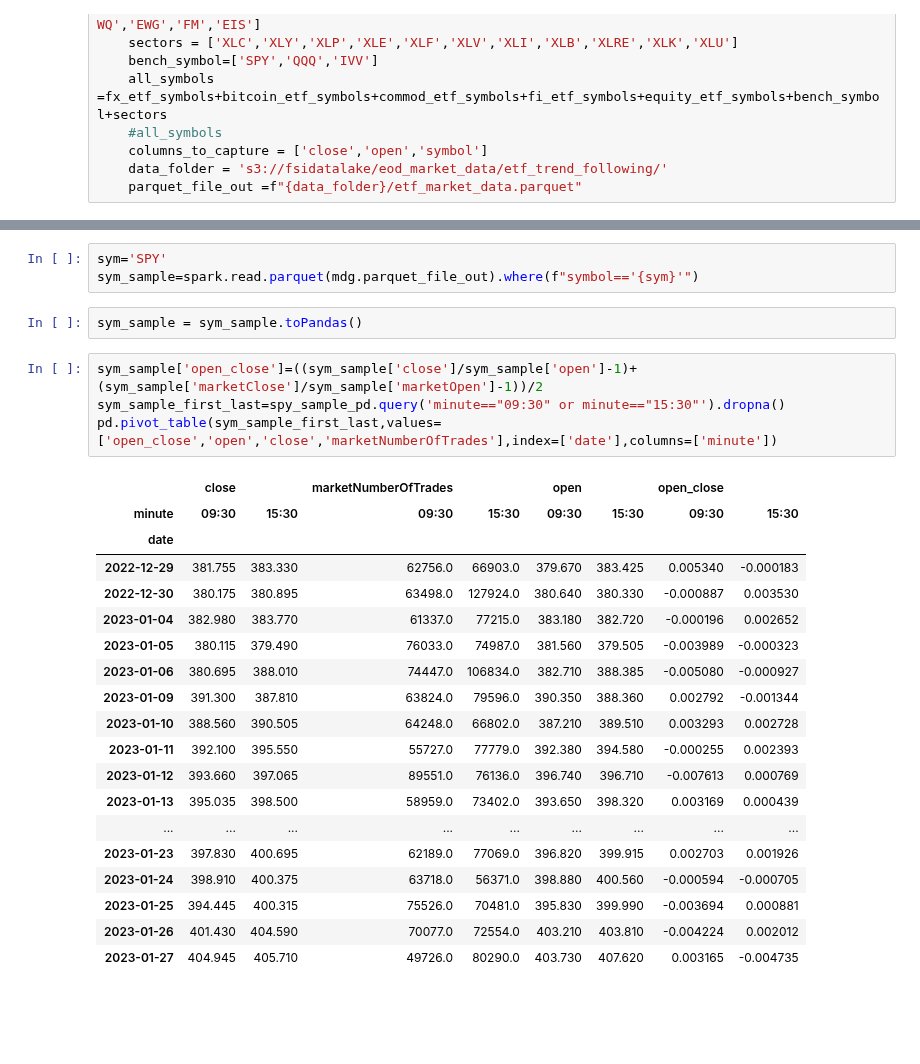
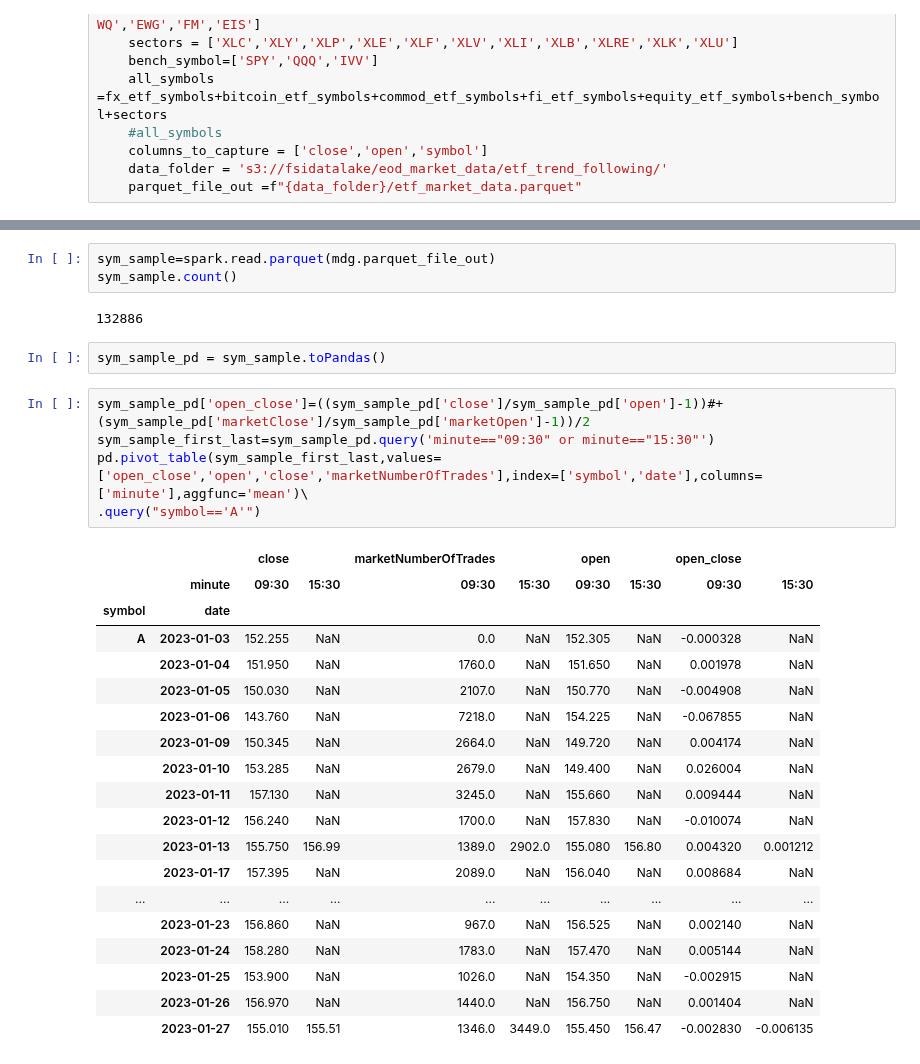
Before and after one commit to aws-samples/quant-research, a Jupyter notebook: src/notebooks/quant_research_examples/intraday_momentum.ipynb, the cells around one changed output, grey strips where cells are left out. Cells and saved outputs as stored; diff of their text form; blank space fills up the shorter version.

```diff
--- a/src/notebooks/quant_research_examples/intraday_momentum.ipynb
+++ b/src/notebooks/quant_research_examples/intraday_momentum.ipynb
@@ -234,29 +797,32 @@ print(mdg.write_stats.toPandas().sort_values(['symbol']))
 # %%
-sym='SPY'
-sym_sample=spark.read.parquet(mdg.parquet_file_out).where(f"symbol=='{sym}'")
+sym_sample=spark.read.parquet(mdg.parquet_file_out)
+sym_sample.count()
+# %% [output]
+132886
 # %%
-sym_sample = sym_sample.toPandas()
+sym_sample_pd = sym_sample.toPandas()
 # %%
-sym_sample['open_close']=((sym_sample['close']/sym_sample['open']-1)+(sym_sample['marketClose']/sym_sample['marketOpen']-1))/2
-sym_sample_first_last=spy_sample_pd.query('minute=="09:30" or minute=="15:30"').dropna()
-pd.pivot_table(sym_sample_first_last,values=['open_close','open','close','marketNumberOfTrades'],index=['date'],columns=['minute'])
+sym_sample_pd['open_close']=((sym_sample_pd['close']/sym_sample_pd['open']-1))#+(sym_sample_pd['marketClose']/sym_sample_pd['marketOpen']-1))/2
+sym_sample_first_last=sym_sample_pd.query('minute=="09:30" or minute=="15:30"')
+pd.pivot_table(sym_sample_first_last,values=['open_close','open','close','marketNumberOfTrades'],index=['symbol','date'],columns=['minute'],aggfunc='mean')\
+.query("symbol=='A'")
 # %% [output]
-|  | close |  | marketNumberOfTrades |  | open |  | open_close |  |
-| minute | 09:30 | 15:30 | 09:30 | 15:30 | 09:30 | 15:30 | 09:30 | 15:30 |
-| date |  |  |  |  |  |  |  |  |
-| 2022-12-29 | 381.755 | 383.330 | 62756.0 | 66903.0 | 379.670 | 383.425 | 0.005340 | -0.000183 |
-| 2022-12-30 | 380.175 | 380.895 | 63498.0 | 127924.0 | 380.640 | 380.330 | -0.000887 | 0.003530 |
-| 2023-01-04 | 382.980 | 383.770 | 61337.0 | 77215.0 | 383.180 | 382.720 | -0.000196 | 0.002652 |
-| 2023-01-05 | 380.115 | 379.490 | 76033.0 | 74987.0 | 381.560 | 379.505 | -0.003989 | -0.000323 |
-| 2023-01-06 | 380.695 | 388.010 | 74447.0 | 106834.0 | 382.710 | 388.385 | -0.005080 | -0.000927 |
-| 2023-01-09 | 391.300 | 387.810 | 63824.0 | 79596.0 | 390.350 | 388.360 | 0.002792 | -0.001344 |
-| 2023-01-10 | 388.560 | 390.505 | 64248.0 | 66802.0 | 387.210 | 389.510 | 0.003293 | 0.002728 |
-| 2023-01-11 | 392.100 | 395.550 | 55727.0 | 77779.0 | 392.380 | 394.580 | -0.000255 | 0.002393 |
-| 2023-01-12 | 393.660 | 397.065 | 89551.0 | 76136.0 | 396.740 | 396.710 | -0.007613 | 0.000769 |
-| 2023-01-13 | 395.035 | 398.500 | 58959.0 | 73402.0 | 393.650 | 398.320 | 0.003169 | 0.000439 |
-| ... | ... | ... | ... | ... | ... | ... | ... | ... |
-| 2023-01-23 | 397.830 | 400.695 | 62189.0 | 77069.0 | 396.820 | 399.915 | 0.002703 | 0.001926 |
-| 2023-01-24 | 398.910 | 400.375 | 63718.0 | 56371.0 | 398.880 | 400.560 | -0.000594 | -0.000705 |
-| 2023-01-25 | 394.445 | 400.315 | 75526.0 | 70481.0 | 395.830 | 399.990 | -0.003694 | 0.000881 |
-| 2023-01-26 | 401.430 | 404.590 | 70077.0 | 72554.0 | 403.210 | 403.810 | -0.004224 | 0.002012 |
-| 2023-01-27 | 404.945 | 405.710 | 49726.0 | 80290.0 | 403.730 | 407.620 | 0.003165 | -0.004735 |
+|  |  | close |  | marketNumberOfTrades |  | open |  | open_close |  |
+|  | minute | 09:30 | 15:30 | 09:30 | 15:30 | 09:30 | 15:30 | 09:30 | 15:30 |
+| symbol | date |  |  |  |  |  |  |  |  |
+| A | 2023-01-03 | 152.255 | NaN | 0.0 | NaN | 152.305 | NaN | -0.000328 | NaN |
+|  | 2023-01-04 | 151.950 | NaN | 1760.0 | NaN | 151.650 | NaN | 0.001978 | NaN |
+|  | 2023-01-05 | 150.030 | NaN | 2107.0 | NaN | 150.770 | NaN | -0.004908 | NaN |
+|  | 2023-01-06 | 143.760 | NaN | 7218.0 | NaN | 154.225 | NaN | -0.067855 | NaN |
+|  | 2023-01-09 | 150.345 | NaN | 2664.0 | NaN | 149.720 | NaN | 0.004174 | NaN |
+|  | 2023-01-10 | 153.285 | NaN | 2679.0 | NaN | 149.400 | NaN | 0.026004 | NaN |
+|  | 2023-01-11 | 157.130 | NaN | 3245.0 | NaN | 155.660 | NaN | 0.009444 | NaN |
+|  | 2023-01-12 | 156.240 | NaN | 1700.0 | NaN | 157.830 | NaN | -0.010074 | NaN |
+|  | 2023-01-13 | 155.750 | 156.99 | 1389.0 | 2902.0 | 155.080 | 156.80 | 0.004320 | 0.001212 |
+|  | 2023-01-17 | 157.395 | NaN | 2089.0 | NaN | 156.040 | NaN | 0.008684 | NaN |
+| ... | ... | ... | ... | ... | ... | ... | ... | ... | ... |
+|  | 2023-01-23 | 156.860 | NaN | 967.0 | NaN | 156.525 | NaN | 0.002140 | NaN |
+|  | 2023-01-24 | 158.280 | NaN | 1783.0 | NaN | 157.470 | NaN | 0.005144 | NaN |
+|  | 2023-01-25 | 153.900 | NaN | 1026.0 | NaN | 154.350 | NaN | -0.002915 | NaN |
+|  | 2023-01-26 | 156.970 | NaN | 1440.0 | NaN | 156.750 | NaN | 0.001404 | NaN |
+|  | 2023-01-27 | 155.010 | 155.51 | 1346.0 | 3449.0 | 155.450 | 156.47 | -0.002830 | -0.006135 |
```
Also changed, not shown: parts of 10 cells of this notebook.
